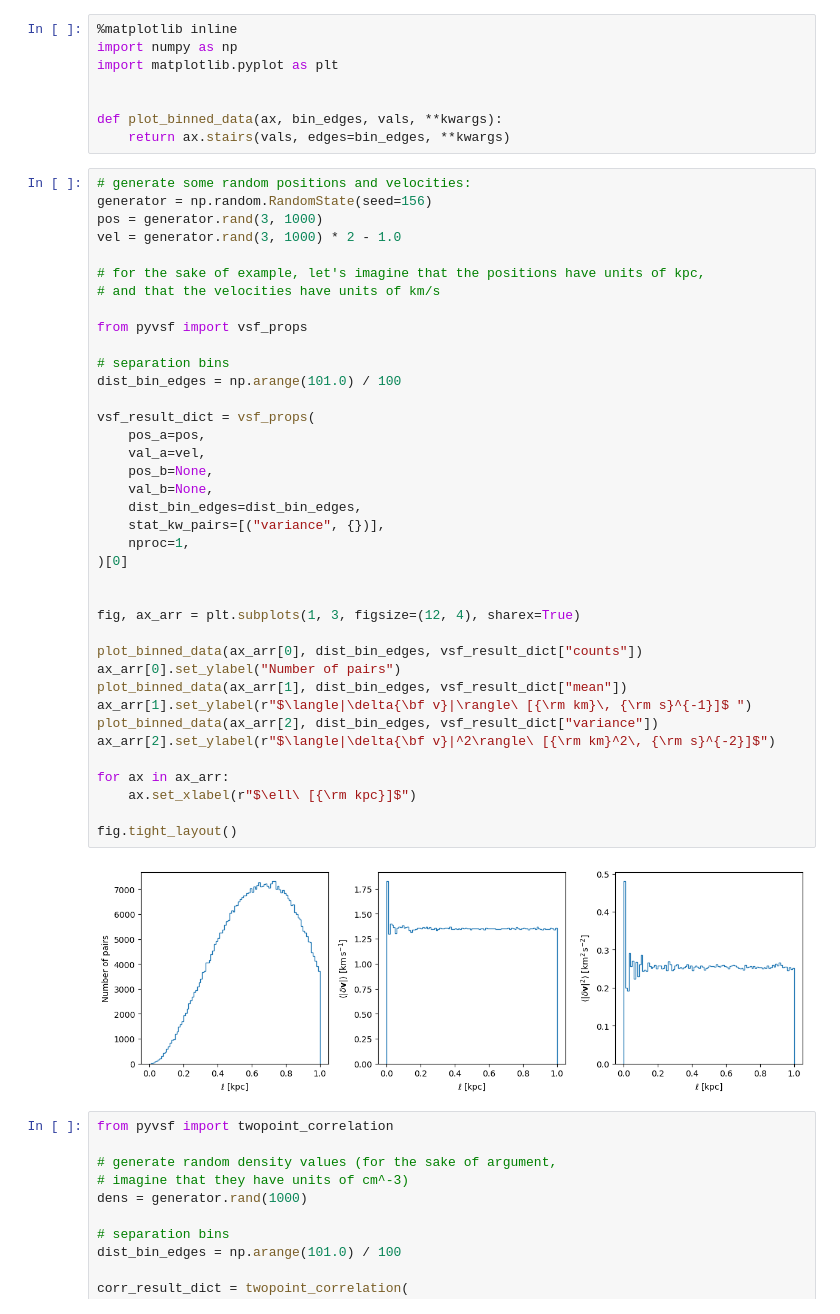
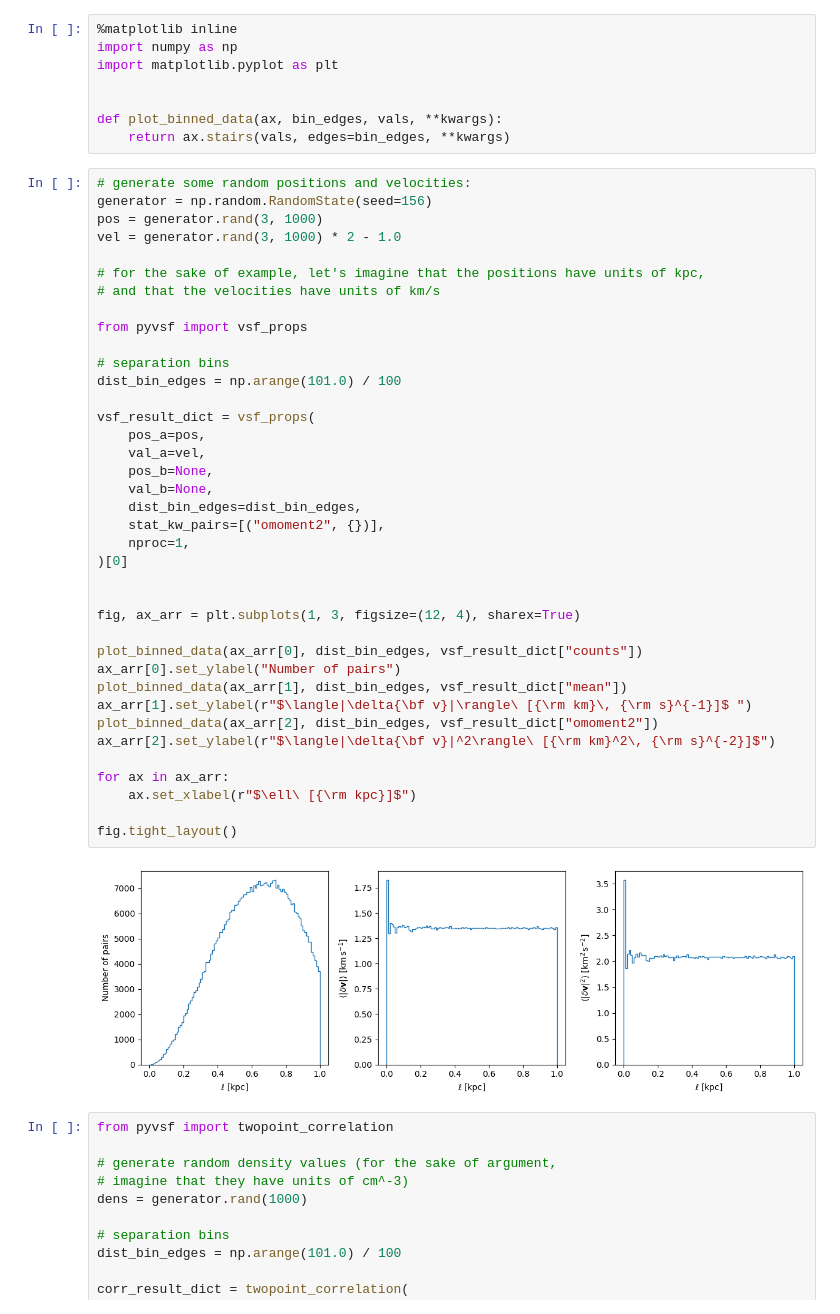
Before and after one commit to mabruzzo/pairstat, a Jupyter notebook: docs/source/pages/Example.ipynb, the cells around one changed output. Saved outputs shown, nothing was run; the diff lists cells and outputs as text.

```diff
--- a/docs/source/pages/Example.ipynb
+++ b/docs/source/pages/Example.ipynb
@@ -40,36 +40,36 @@ vel = generator.rand(3, 1000) * 2 - 1.0
 # and that the velocities have units of km/s
 
 from pyvsf import vsf_props
 
 # separation bins
 dist_bin_edges = np.arange(101.0) / 100
 
 vsf_result_dict = vsf_props(
     pos_a=pos,
     val_a=vel,
     pos_b=None,
     val_b=None,
     dist_bin_edges=dist_bin_edges,
-    stat_kw_pairs=[("variance", {})],
+    stat_kw_pairs=[("omoment2", {})],
     nproc=1,
 )[0]
 
 
 fig, ax_arr = plt.subplots(1, 3, figsize=(12, 4), sharex=True)
 
 plot_binned_data(ax_arr[0], dist_bin_edges, vsf_result_dict["counts"])
 ax_arr[0].set_ylabel("Number of pairs")
 plot_binned_data(ax_arr[1], dist_bin_edges, vsf_result_dict["mean"])
 ax_arr[1].set_ylabel(r"$\langle|\delta{\bf v}|\rangle\ [{\rm km}\, {\rm s}^{-1}]$ ")
-plot_binned_data(ax_arr[2], dist_bin_edges, vsf_result_dict["variance"])
+plot_binned_data(ax_arr[2], dist_bin_edges, vsf_result_dict["omoment2"])
 ax_arr[2].set_ylabel(r"$\langle|\delta{\bf v}|^2\rangle\ [{\rm km}^2\, {\rm s}^{-2}]$")
 
 for ax in ax_arr:
     ax.set_xlabel(r"$\ell\ [{\rm kpc}]$")
 
 fig.tight_layout()
 # %% [output]
-[figure, old version]
+[figure, new version]
 # %%
 from pyvsf import twopoint_correlation
 
```
Also changed, not shown: parts of 1 cell of this notebook, 3 other files.
